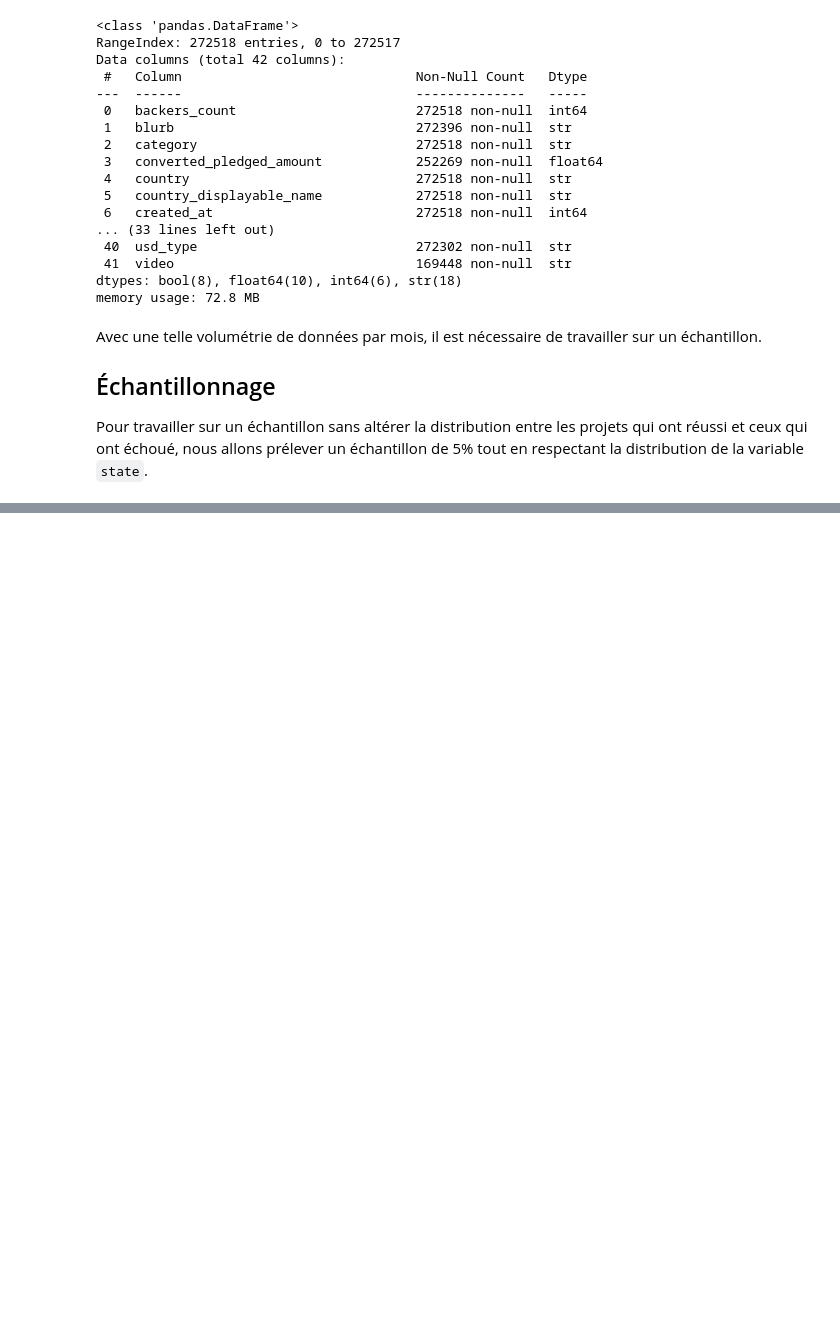
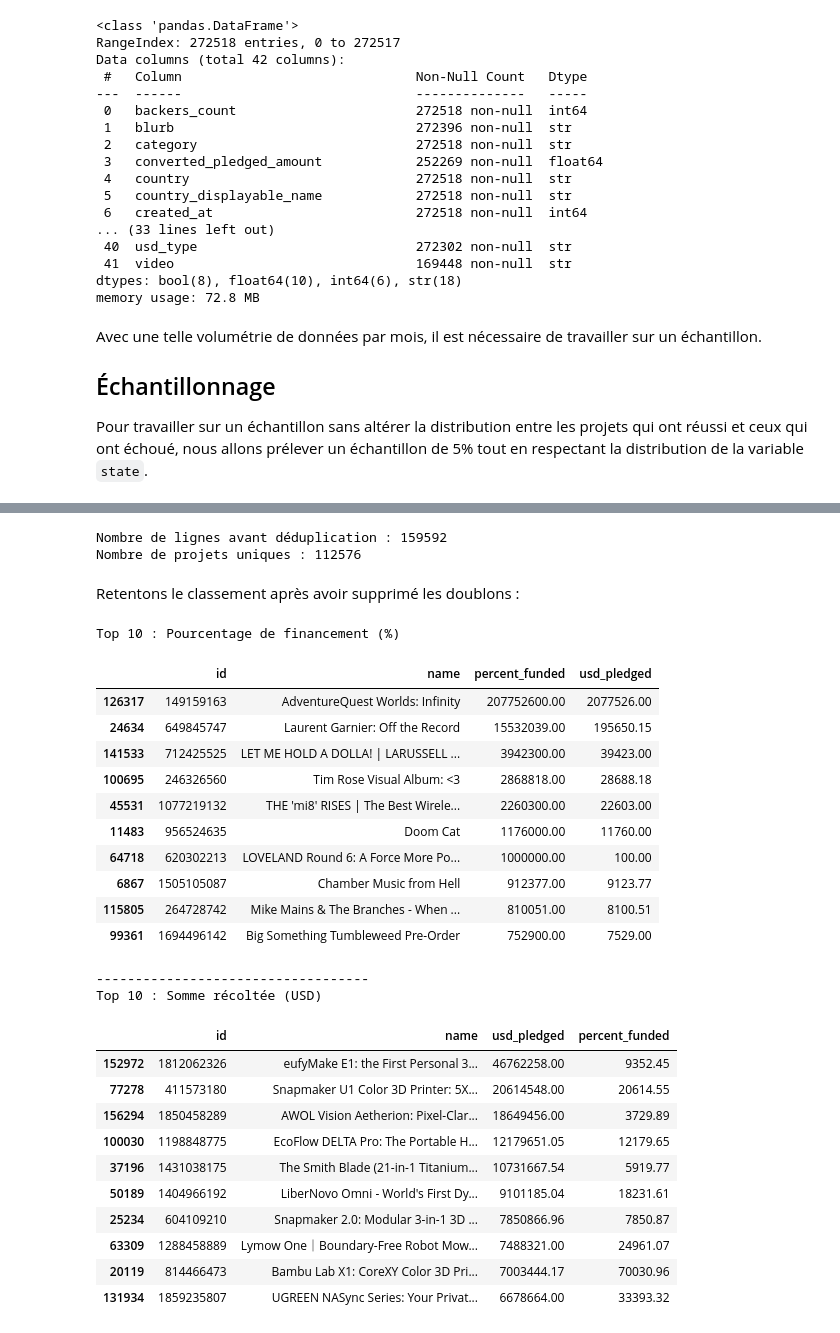
Before and after one commit to lbrdmariama/memoire-2026, a Jupyter notebook: code/data-cleaning.ipynb, the cells around one changed output, grey strips where cells are left out. Drawn from its saved outputs; the diff is of its cells as text; code cells hidden in the pictures; blank space fills up the shorter version.

```diff
--- a/code/data-cleaning.ipynb
+++ b/code/data-cleaning.ipynb
@@ -53,0 +282,53 @@ Pour travailler sur un échantillon sans altérer la distribution entre les proj
+# %%
+sample_year_unique = sample_year.drop_duplicates(subset=['id'], keep='last')
+
+print(f"Nombre de lignes avant déduplication : {len(sample_year)}")
+print(f"Nombre de projets uniques : {len(sample_year_unique)}")
+# %% [output]
+Nombre de lignes avant déduplication : 159592
+Nombre de projets uniques : 112576
+# %% [markdown]
+Retentons le classement après avoir supprimé les doublons :
+# %%
+successful_sample = sample_year_unique[sample_year_unique['state'] == 'successful']
+
+# Top 10 par pourcentage de financement (%)
+top10_percent = successful_sample.sort_values(by='percent_funded', ascending=False).head(10)
+
+print("Top 10 : Pourcentage de financement (%)")
+col_usd = 'usd_pledged' if 'usd_pledged' in sample_year.columns else 'converted_pledged_amount'
+display(top10_percent[['id', 'name', 'percent_funded', col_usd]])
+
+print("-----------------------------------")
+
+# Top 10 par somme récoltée en USD
+top10_usd = successful_sample.sort_values(by=col_usd, ascending=False).head(10)
+
+print("Top 10 : Somme récoltée (USD)")
+display(top10_usd[['id', 'name', col_usd, 'percent_funded']])
+# %% [output]
+Top 10 : Pourcentage de financement (%)
+|  | id | name | percent_funded | usd_pledged |
+| 126317 | 149159163 | AdventureQuest Worlds: Infinity | 207752600.00 | 2077526.00 |
+| 24634 | 649845747 | Laurent Garnier: Off the Record | 15532039.00 | 195650.15 |
+| 141533 | 712425525 | LET ME HOLD A DOLLA! | LARUSSELL ... | 3942300.00 | 39423.00 |
+| 100695 | 246326560 | Tim Rose Visual Album: <3 | 2868818.00 | 28688.18 |
+| 45531 | 1077219132 | THE 'mi8' RISES | The Best Wirele... | 2260300.00 | 22603.00 |
+| 11483 | 956524635 | Doom Cat | 1176000.00 | 11760.00 |
+| 64718 | 620302213 | LOVELAND Round 6: A Force More Po... | 1000000.00 | 100.00 |
+| 6867 | 1505105087 | Chamber Music from Hell | 912377.00 | 9123.77 |
+| 115805 | 264728742 | Mike Mains & The Branches - When ... | 810051.00 | 8100.51 |
+| 99361 | 1694496142 | Big Something Tumbleweed Pre-Order | 752900.00 | 7529.00 |
+-----------------------------------
+Top 10 : Somme récoltée (USD)
+|  | id | name | usd_pledged | percent_funded |
+| 152972 | 1812062326 | eufyMake E1: the First Personal 3... | 46762258.00 | 9352.45 |
+| 77278 | 411573180 | Snapmaker U1 Color 3D Printer: 5X... | 20614548.00 | 20614.55 |
+| 156294 | 1850458289 | AWOL Vision Aetherion: Pixel-Clar... | 18649456.00 | 3729.89 |
+| 100030 | 1198848775 | EcoFlow DELTA Pro: The Portable H... | 12179651.05 | 12179.65 |
+| 37196 | 1431038175 | The Smith Blade (21-in-1 Titanium... | 10731667.54 | 5919.77 |
+| 50189 | 1404966192 | LiberNovo Omni - World's First Dy... | 9101185.04 | 18231.61 |
+| 25234 | 604109210 | Snapmaker 2.0: Modular 3-in-1 3D ... | 7850866.96 | 7850.87 |
+| 63309 | 1288458889 | Lymow One｜Boundary-Free Robot Mow... | 7488321.00 | 24961.07 |
+| 20119 | 814466473 | Bambu Lab X1: CoreXY Color 3D Pri... | 7003444.17 | 70030.96 |
+| 131934 | 1859235807 | UGREEN NASync Series: Your Privat... | 6678664.00 | 33393.32 |
```
Also changed, not shown: parts of 51 cells of this notebook.
